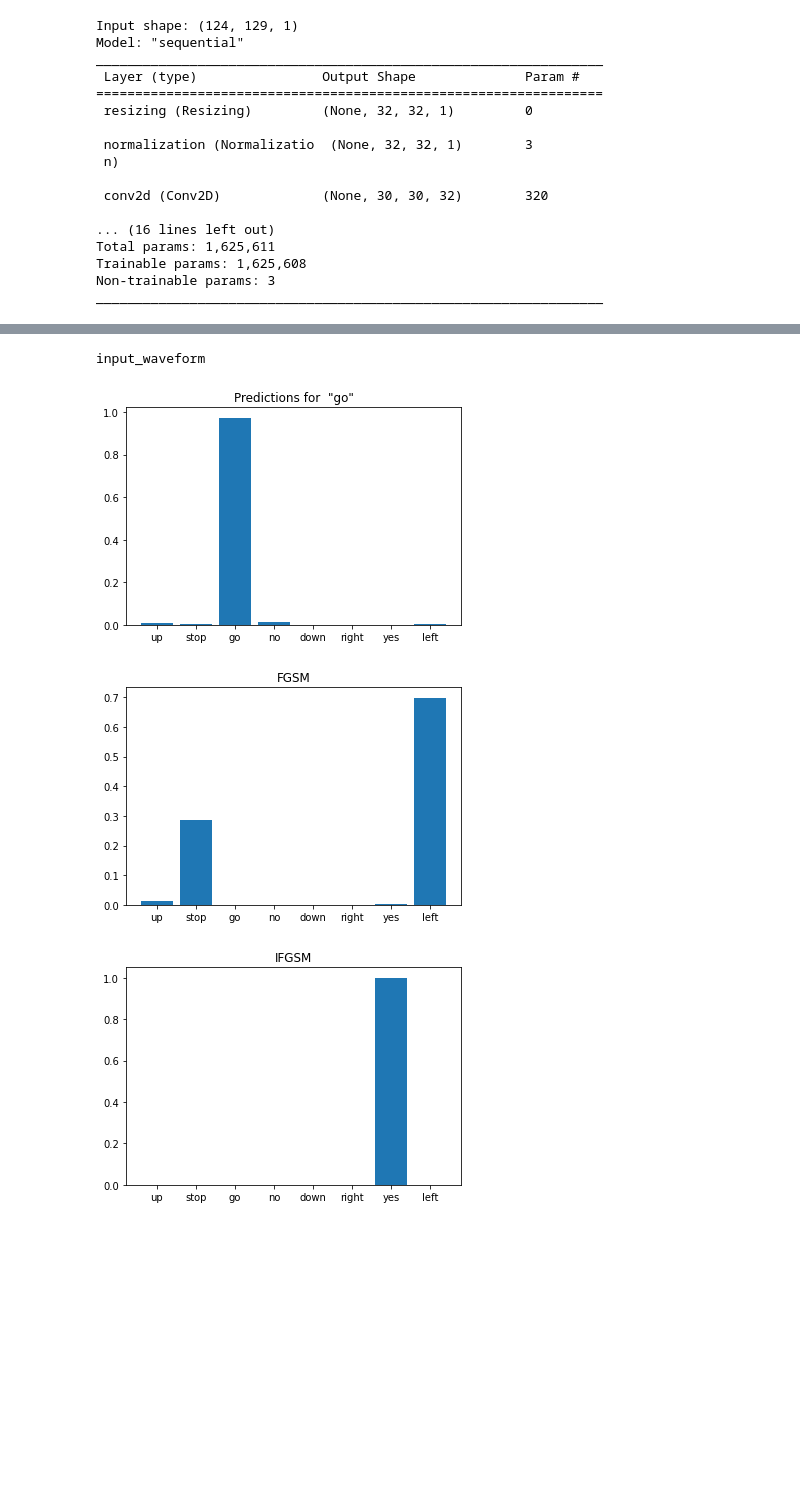
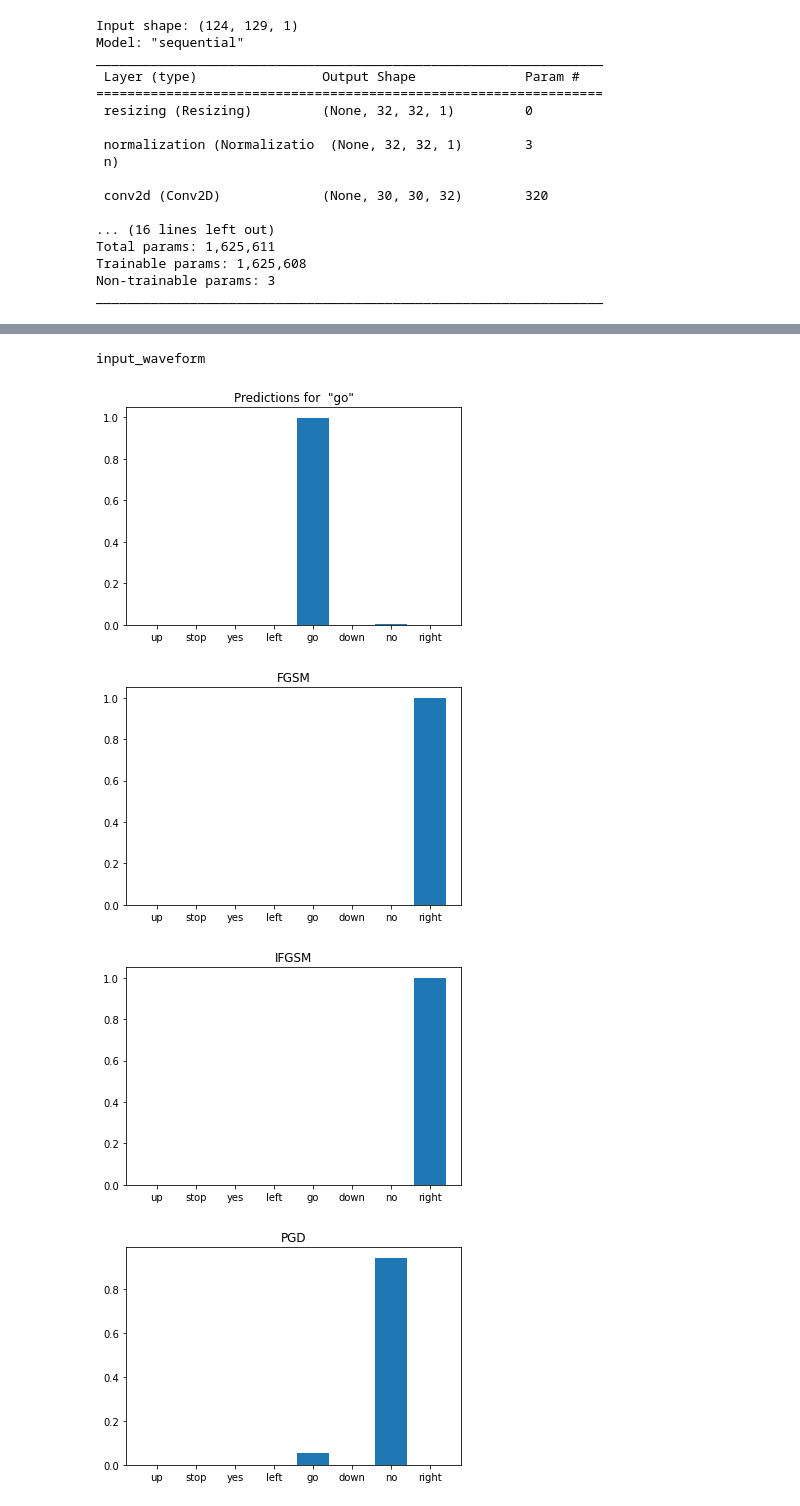
Before and after one commit to Vishwaak/Attack_Defence_Model, a Jupyter notebook: ASR_Experiment.ipynb, the cells around one changed output, grey strips where cells are left out. Drawn from its saved outputs; the diff is of its cells as text; code cells hidden in the pictures; blank space fills up the shorter version.

Commit message:
chore: Updated graphs

```diff
--- a/ASR_Experiment.ipynb
+++ b/ASR_Experiment.ipynb
@@ -369,16 +369,9 @@ def ifgsm_attack_model(attack_vector, input_sample, epsilon = 0.01, alpha = 1, e
     for i in range(iter):
         attack_data = attack_vector * alpha + input_sample
         a = tf.math.maximum(input_sample - eps,0)
-        if tf.math.reduce_all(tf.math.greater(attack_data,a)):
-            b = attack_data
-        else:
-            b = a
-        if tf.math.reduce_all(tf.math.greater(b,input_sample + eps)):
-            c = input_sample + eps
-        else:
-            c = b
-        attack_data = tf.clip_by_value(c,clamp_max,c)
-
+        b = tf.math.maximum(attack_data,a)
+        b = tf.math.minimum(b,input_sample + eps)
+        attack_data = tf.minimum(clamp_max,b)
     if iter == 0:
         attack_data = attack_vector * alpha + input_sample
 
@@ -386,6 +379,18 @@ def ifgsm_attack_model(attack_vector, input_sample, epsilon = 0.01, alpha = 1, e
     plt.title("IFGSM")
     plt.bar(commands, tf.nn.softmax(prediction[0]))
     plt.show()
+# %%
+iterations = 7
+def pgd_attack(attack_vector, input_sample, epsilon = 0.01, alpha = 1):
+    gen_img = tf.identity(input_sample)
+    gen_img = gen_img + tf.random.uniform(gen_img.get_shape().as_list(), minval=-epsilon, maxval=epsilon, dtype=tf.dtypes.float32)
+    gen_img = gen_img + (alpha*attack_vector)
+    gen_img = tf.clip_by_value(gen_img, input_sample-epsilon, input_sample+epsilon)
+
+    prediciton = model.predict(gen_img)
+    plt.title("PGD")
+    plt.bar(commands, tf.nn.softmax(prediction[0]))
+    plt.show()
 # %%
 
 def attack_model(input,target,e,alpha,eps):
@@ -413,10 +418,14 @@ def attack_model(input,target,e,alpha,eps):
         fgsm_attack_model(signed_grad,spectrogram,e)
     for spectrogram, label in target_ds.batch(1):
         ifgsm_attack_model(signed_grad,spectrogram,e,alpha,eps)
+    for spectrogram, label in target_ds.batch(1):
+        pgd_attack(signed_grad,spectrogram,e,alpha)
-# %%
-attack_model('go/004ae714_nohash_0.wav','stop/012c8314_nohash_0.wav',0.5,4,4)
-# %% [output]
-input_waveform
-[figure, removed]
-[figure, removed]
-[figure, removed]
+# %%
+# input, target, epsilon, alpha, eps
+attack_model('go/1e9b215e_nohash_1.wav','right/012c8314_nohash_1.wav',0.00001,0,0)
+# %% [output]
+input_waveform
+[figure, added]
+[figure, added]
+[figure, added]
+[figure, added]
```
Also changed, not shown: parts of 12 cells of this notebook.
